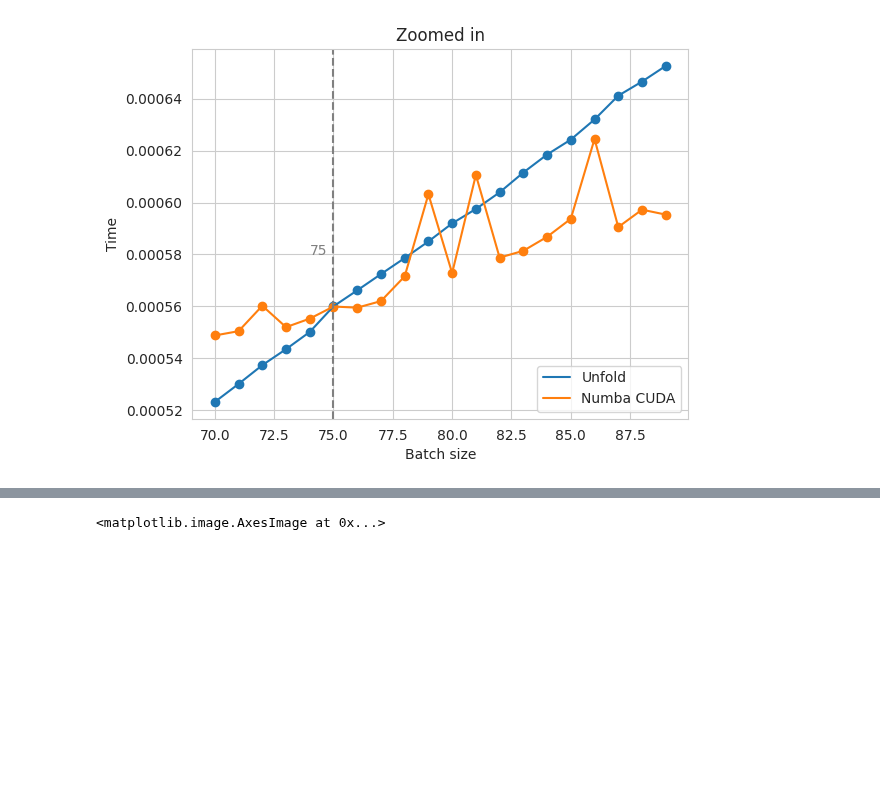
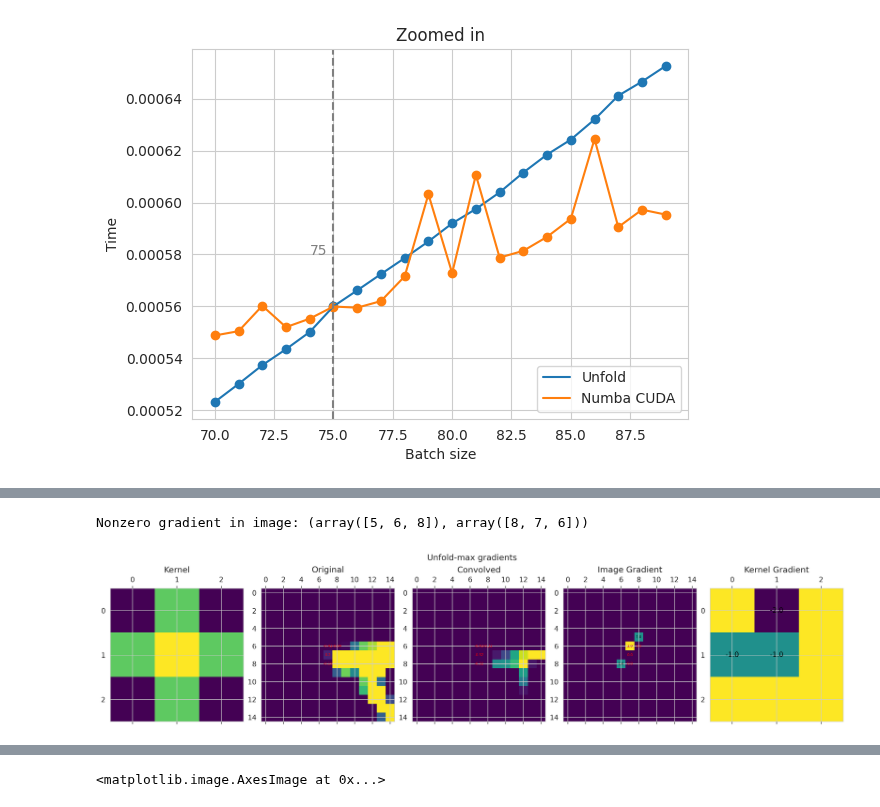
Before and after one commit to p-adema/quadratic-conv, a Jupyter notebook: scratch/numba.ipynb, the cells around one changed output, grey strips where cells are left out. Saved outputs shown, nothing was run; the diff lists cells and outputs as text; code cells hidden in the pictures; blank space fills up the shorter version.

```diff
--- a/scratch/numba.ipynb
+++ b/scratch/numba.ipynb
@@ -782,0 +1212,59 @@ plt.show()
+# %%
+channel_nr = 4
+g_imgs = test_imgs.clone()
+g_kernels = test_kernels.clone()
+# g_imgs[0, channel_nr, 7, 7] *= 100
+g_imgs.requires_grad_(True)
+g_kernels.requires_grad_(True)
+g_imgs.grad = None
+g_kernels.grad = None
+
+x_slice = slice(None, 15)
+y_slice = slice(None, 15)
+target_xs = [7, 7, 7, 8]
+target_ys = [6, 7, 8, 6]
+target_x = target_y = None
+res_imgs = ex_op(g_imgs, g_kernels.unsqueeze(1), padding=1)
+res_imgs[0, channel_nr, target_ys, target_xs].sum().backward()
+_, axs = plt.subplots(ncols=5, layout="compressed", figsize=(15, 15), dpi=300)
+axs[0].matshow(g_kernels[channel_nr].numpy(force=True))
+axs[0].set_title("Kernel")
+axs[1].matshow(
+    g_imgs[0, channel_nr, y_slice, x_slice].numpy(force=True), vmin=0, vmax=2
+)
+axs[1].set_title("Original")
+axs[2].matshow(
+    res_imgs[0, channel_nr, y_slice, x_slice].numpy(force=True), vmin=0, vmax=2
+)
+axs[2].set_title("Convolved")
+g_np = g_imgs.grad[0, channel_nr, y_slice, x_slice].numpy(force=True)
+axs[3].matshow(g_np)
+axs[3].set_title("Image Gradient")
+g_np_k = g_kernels.grad[channel_nr].numpy(force=True)
+axs[4].matshow(g_np_k)
+axs[4].set_title("Kernel Gradient")
+for g_i, g_j in zip(*g_np.nonzero()):
+    axs[3].text(
+        g_j, g_i, g_np[g_i, g_j], color="black", fontsize=5, ha="center", va="center"
+    )
+for g_i, g_j in zip(*g_np_k.nonzero()):
+    axs[4].text(
+        g_j, g_i, g_np_k[g_i, g_j], color="black", fontsize=10, ha="center", va="center"
+    )
+for ax, ax_arr in zip(axs[1:4], (g_imgs, res_imgs, g_imgs.grad)):
+    for tx, ty in zip(target_xs, target_ys):
+        ax.text(
+            tx,
+            ty,
+            ax_arr[0, channel_nr, ty, tx].numpy(force=True).round(2),
+            color="red",
+            fontsize=5,
+            ha="center",
+            va="center",
+        )
+    # ax.scatter(target_x, target_y, marker="x", color='red')
+plt.suptitle("Unfold-max gradients")
+print("Nonzero gradient in image:", g_np.nonzero())
+# %% [output]
+Nonzero gradient in image: (array([5, 6, 8]), array([8, 7, 6]))
+[figure, added]
```
Also changed, not shown: parts of 29 cells of this notebook, 1 other file.
